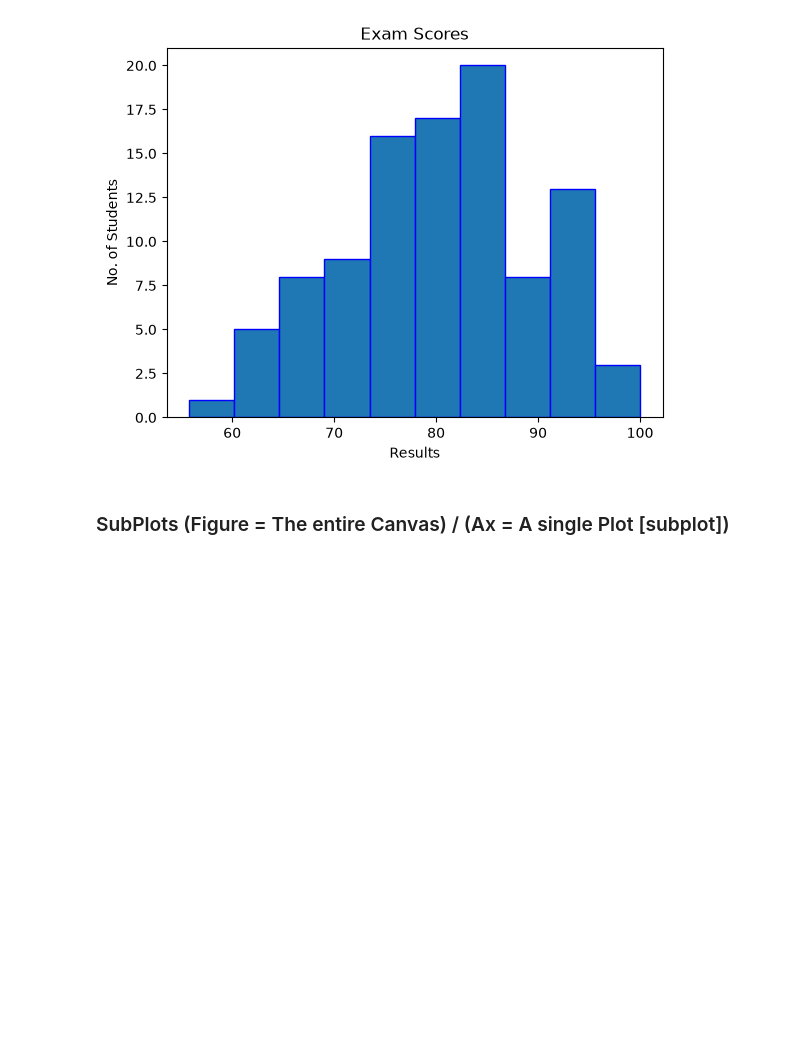
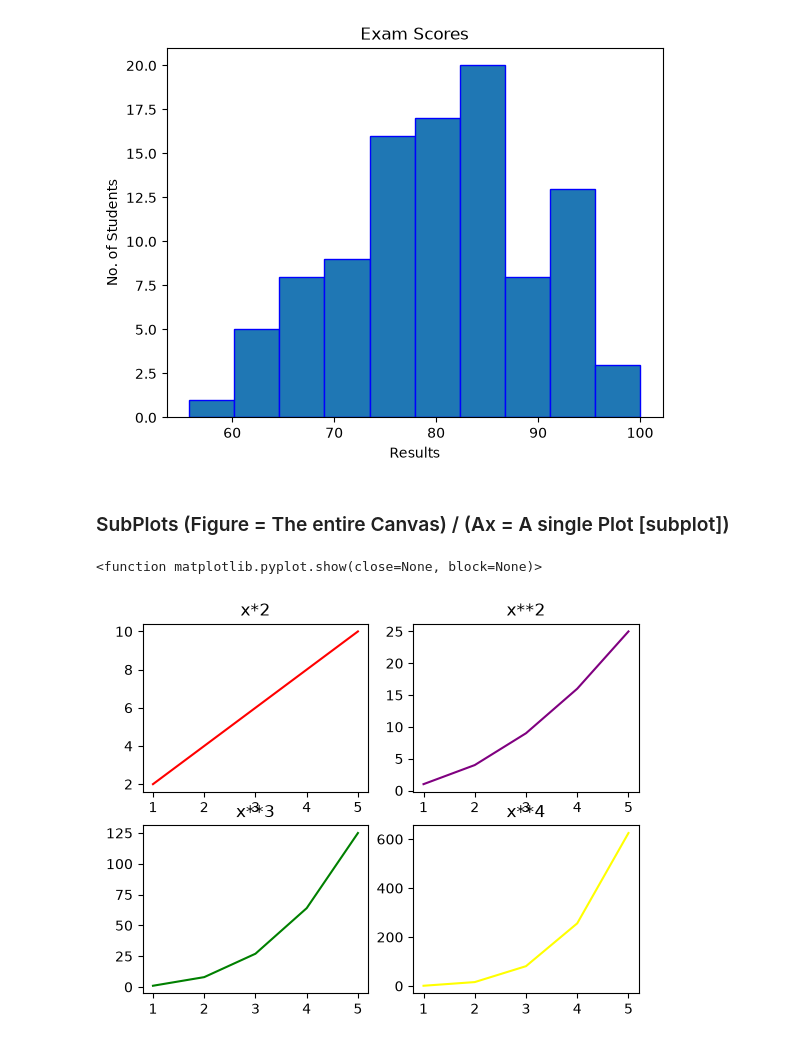
Before and after one commit to areeba-cyber/NumPy, a Jupyter notebook: Matplotlib/main2.ipynb, the cells around one changed output. Cells and saved outputs as stored; diff of their text form; code cells hidden in the pictures; blank space fills up the shorter version.

Commit message:
subplots

```diff
--- a/Matplotlib/main2.ipynb
+++ b/Matplotlib/main2.ipynb
@@ -72,3 +72,23 @@ plt.show()
 [figure]
 # %% [markdown]
 ### SubPlots (Figure = The entire Canvas) / (Ax = A single Plot [subplot])
+# %%
+x = np.array([1, 2, 3, 4, 5])
+figure , axes = plt.subplots(2,2)
+
+axes[0,0].plot(x, x*2, color="red")
+axes[0,0].set_title("x*2")
+
+axes[0,1].plot(x, x**2, color="purple")
+axes[0,1].set_title("x**2")
+
+axes[1,0].plot(x, x**3, color="green")
+axes[1,0].set_title("x**3")
+
+axes[1,1].plot(x, x**4, color="yellow")
+axes[1,1].set_title("x**4")
+
+plt.show
+# %% [output]
+<function matplotlib.pyplot.show(close=None, block=None)>
+[figure, added]
```
